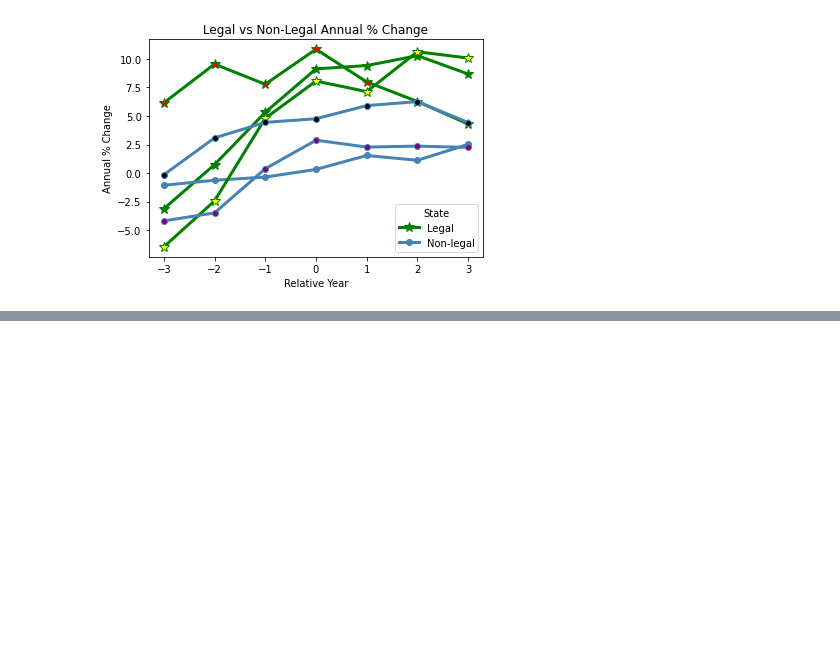
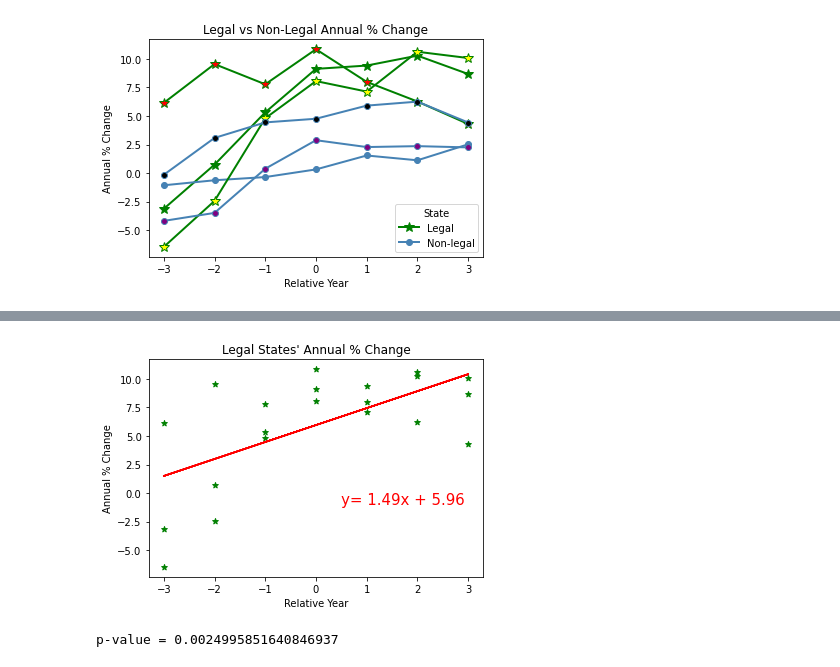
Before and after one commit to pbhan710/project01-group12, a Jupyter notebook: 1. Main/Main.ipynb, the cells around one changed output, grey strips where cells are left out. Cells and saved outputs as stored; diff of their text form; code cells hidden in the pictures; blank space fills up the shorter version.

```diff
--- a/1. Main/Main.ipynb
+++ b/1. Main/Main.ipynb
@@ -215,3 +257,10 @@ plt.legend(['Legal', 'Non-legal'], loc='best', title='State')
 plt.show()
 # %% [output]
 [figure]
+# %%
+# Combine pivots with relative year into one df for plotting
+unpivot_co = pd.melt(colorado_percent, id_vars=['Relative Year'], value_vars=['Colorado', 'Vermont'])
+unpivot_wa = pd.melt(washington_percent, id_vars=['Relative Year'], value_vars=['Washington', 'New Jersey'])
+unpivot_or = pd.melt(oregon_percent, id_vars=['Relative Year'], value_vars=['Oregon', 'Rhode Island'])
+relative_full = pd.concat([unpivot_co, unpivot_wa, unpivot_or])
+relative_full.head()
@@ -217,0 +274,28 @@ plt.show()
+# %%
+# Create df for legal states' relative year
+legal_df = relative_full.loc[(relative_full['State'] == 'Colorado') | (relative_full['State'] == 'Washington') |\
+                           (relative_full['State'] == 'Oregon')]
+legal_x = legal_df['Relative Year']
+legal_y = legal_df['value'].astype(float)
+
+# create linear regression
+(slope, intercept, rvalue, pvalue, stderr) = linregress(legal_x, legal_y)
+
+# create the equation
+regress_values = legal_x * slope + intercept
+line_eq = f"y= {round(slope,2)}x + {round(intercept,2)}"
+
+# Scatter plot for legal states' annual % change
+legal = plt.scatter(legal_x, legal_y,\
+                    color='g', marker = '*')
+plt.title("Legal States' Annual % Change")
+plt.plot(legal_x,regress_values,"r-")
+plt.annotate(line_eq,(.5,-1),fontsize=15,color="red")
+plt.xlabel('Relative Year')
+plt.ylabel('Annual % Change')
+plt.savefig('images/legal_annual_change.png', facecolor='white')
+plt.show()
+print(f"p-value = {pvalue}")
+# %% [output]
+[figure, added]
+p-value = 0.0024995851640846937
```
Also changed, not shown: parts of 15 cells of this notebook, 9 other files.
